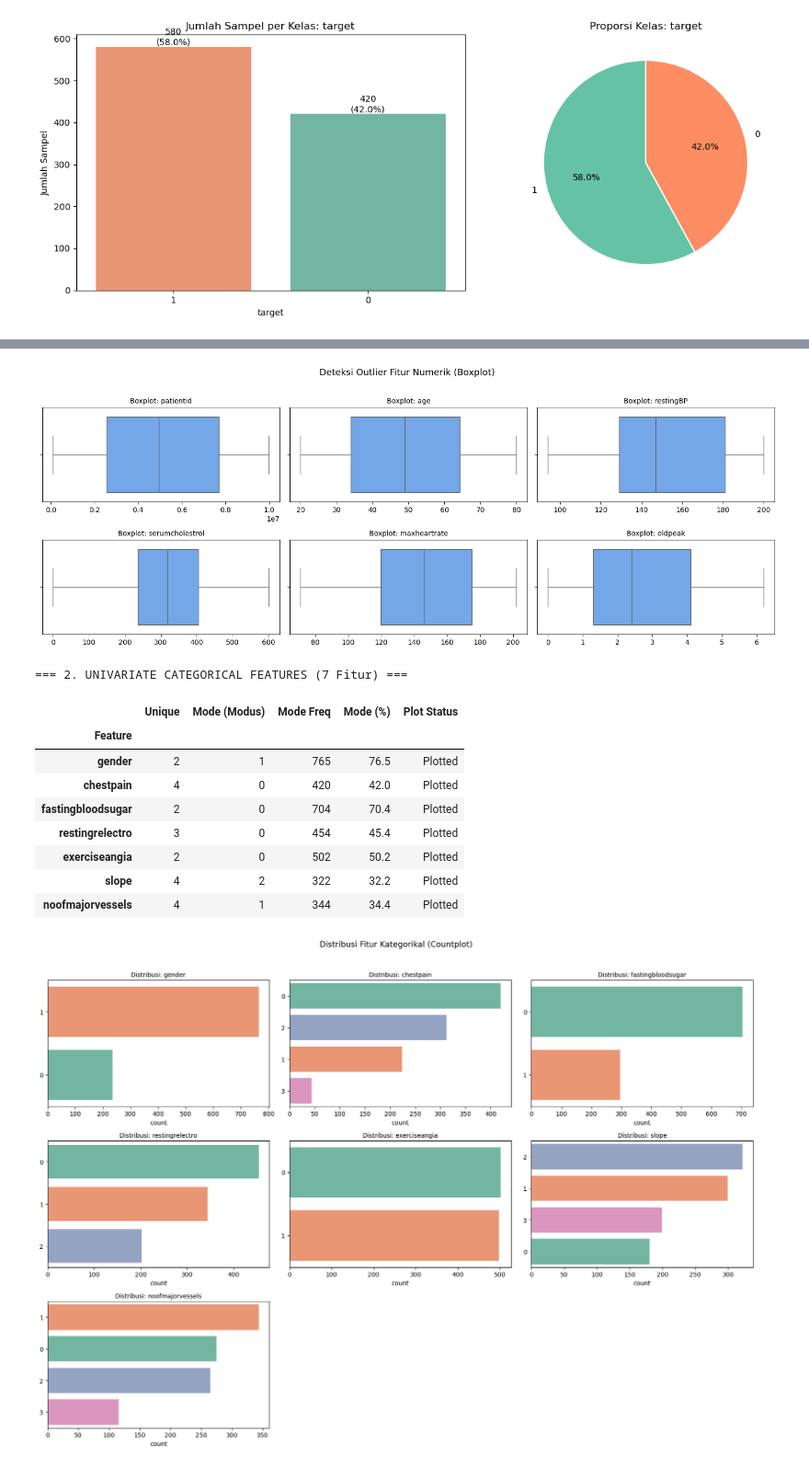
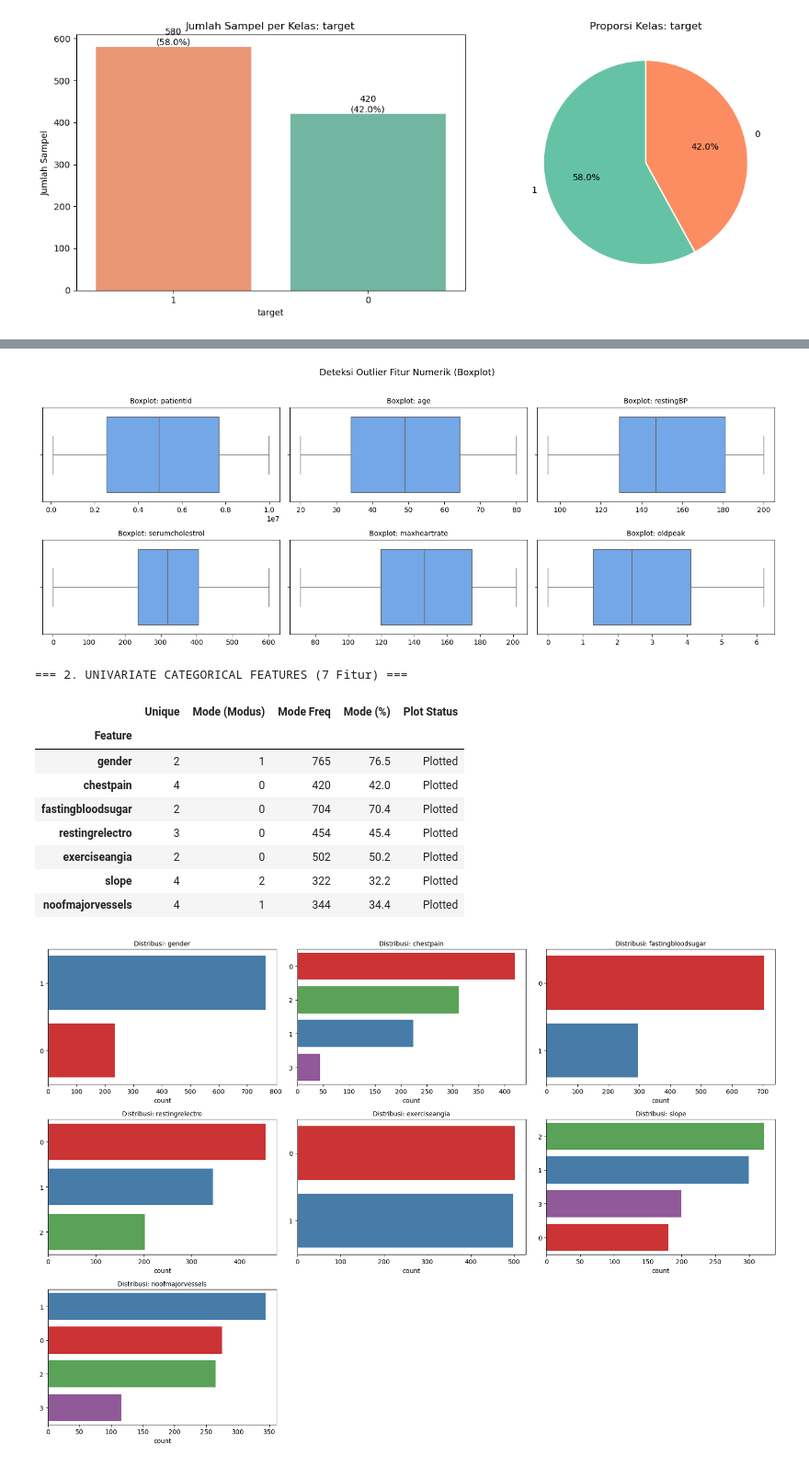
Before and after one commit to HafidzAfrieno/Artificial_Intelligence_Laboratory, a Jupyter notebook: projects/machine-learning/heart-disease-risk-classification/model/notebooks/01_exploratory_data_analysis.ipynb, the cells around one changed output, grey strips where cells are left out. Shown at 92% size. Drawn from its saved outputs; the diff is of its cells as text; code cells hidden in the pictures.

Commit message:
update function univar and bivari analysis

```diff
--- a/projects/machine-learning/heart-disease-risk-classification/model/notebooks/01_exploratory_data_analysis.ipynb
+++ b/projects/machine-learning/heart-disease-risk-classification/model/notebooks/01_exploratory_data_analysis.ipynb
@@ -80,29 +86,35 @@ Missing Values: 0 (0.00%)
 Imbalance Ratio (Majority : Minority) = 1.38 : 1
 [figure]
 # %%
-univariate_analysis(df,exclude_cols=[target])
+univariate_analysis(df,exclude_cols=[target],cat_threshold=10,palette='Set1')
+
+# 1. Supervised Learning (Classification / Regression): kecualikan kolom target agar fokus ke fitur
+# univariate_analysis(df, exclude_cols=["target"])
+
+# 2. Unsupervised Learning (Clustering): analisis semua fitur langsung (atau kecualikan kolom ID)
+# univariate_analysis(df, exclude_cols=["customer_id"])
 # %% [output]
 [Info] Fitur numerik terdeteksi sebagai encoded-categorical: ['gender', 'chestpain', 'fastingbloodsugar', 'restingrelectro', 'exerciseangia', 'slope', 'noofmajorvessels']
 === 1. UNIVARIATE NUMERICAL FEATURES (6 Fitur) ===
 |  | Mean | Median | Std | Min | Max | Skewness | Outliers (IQR) | Outliers (%) |
 | Feature |  |  |  |  |  |  |  |  |
 | patientid | 5048704.412 | 4952508.5 | 2895904.500 | 103368.0 | 9990855.0 | 0.020 | 0 | 0.0 |
 | age | 49.242 | 49.0 | 17.865 | 20.0 | 80.0 | 0.028 | 0 | 0.0 |
 | restingBP | 151.747 | 147.0 | 29.965 | 94.0 | 200.0 | 0.020 | 0 | 0.0 |
 | serumcholestrol | 311.447 | 318.0 | 132.444 | 0.0 | 602.0 | -0.307 | 0 | 0.0 |
 | maxheartrate | 145.477 | 146.0 | 34.190 | 71.0 | 202.0 | -0.251 | 0 | 0.0 |
 | oldpeak | 2.708 | 2.4 | 1.721 | 0.0 | 6.2 | 0.302 | 0 | 0.0 |
 [figure]
 [figure]
 === 2. UNIVARIATE CATEGORICAL FEATURES (7 Fitur) ===
 |  | Unique | Mode (Modus) | Mode Freq | Mode (%) | Plot Status |
 | Feature |  |  |  |  |  |
 | gender | 2 | 1 | 765 | 76.5 | Plotted |
 | chestpain | 4 | 0 | 420 | 42.0 | Plotted |
 | fastingbloodsugar | 2 | 0 | 704 | 70.4 | Plotted |
 | restingrelectro | 3 | 0 | 454 | 45.4 | Plotted |
 | exerciseangia | 2 | 0 | 502 | 50.2 | Plotted |
 | slope | 4 | 2 | 322 | 32.2 | Plotted |
 | noofmajorvessels | 4 | 1 | 344 | 34.4 | Plotted |
-[figure, old version]
+[figure, new version]
 # %%
```
Also changed, not shown: parts of 2 cells of this notebook, 1 other file.
